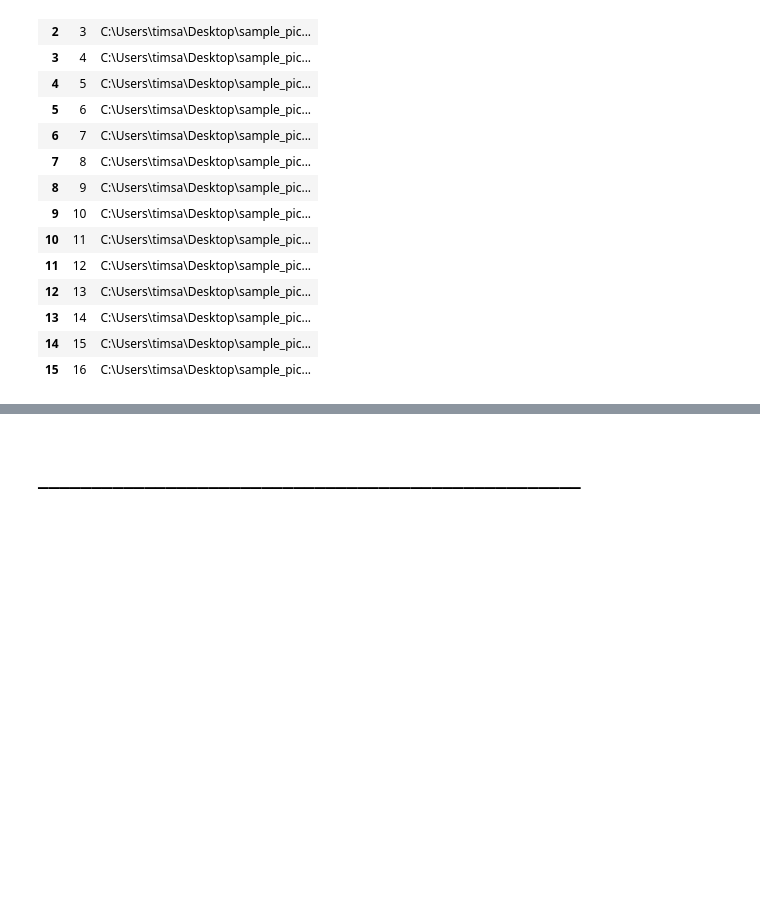
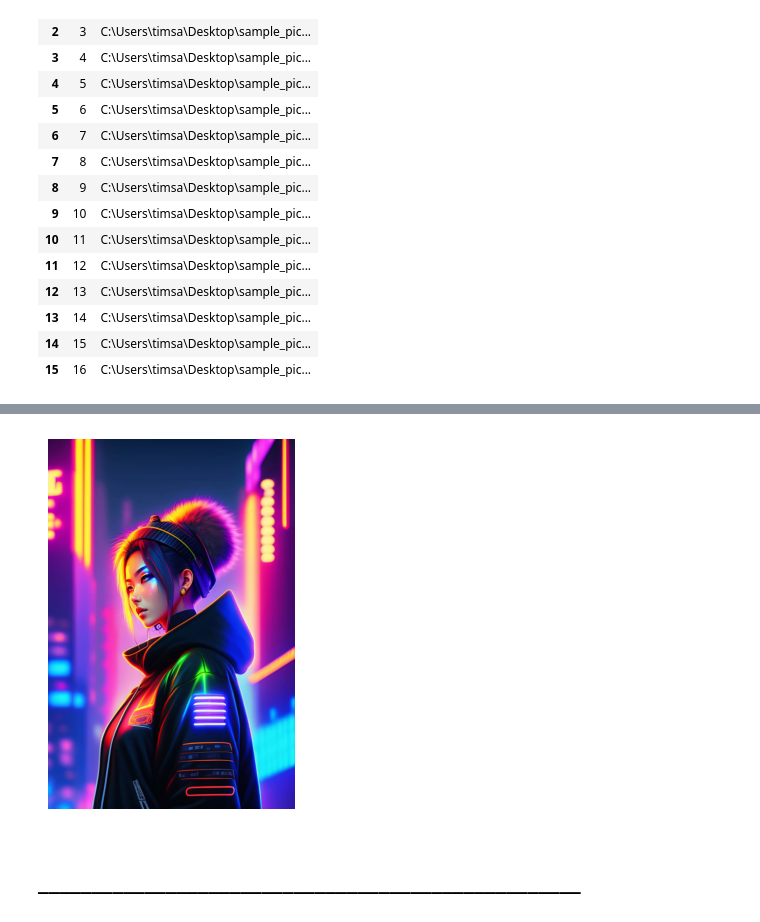
Before and after one commit to tis22/image_recommender, a Jupyter notebook: ImageLoader.ipynb, the cells around one changed output, grey strips where cells are left out. Drawn from its saved outputs; the diff is of its cells as text; code cells hidden in the pictures; blank space fills up the shorter version.

Commit message:
Extract data from new input image

```diff
--- a/ImageLoader.ipynb
+++ b/ImageLoader.ipynb
@@ -367,0 +369,19 @@ def hamming_distance():
+# %%
+resize_size = (224, 224)
+input_images_number = 1
+#max_id = df['ID'].max()
+#print(max_id)
+max_id=99
+# %%
+if input_images_number == 1:
+    input_images = [r"C:\Users\timsa\Desktop\sample_pictures\testing\test_image_1.jpg"]
+else:
+    input_images = [
+        r"C:\Users\timsa\Desktop\sample_pictures\testing\test_image_1.jpg",
+        r"C:\Users\timsa\Desktop\sample_pictures\testing\test_image_2.jpg",
+        r"C:\Users\timsa\Desktop\sample_pictures\testing\test_image_3.jpg",
+        r"C:\Users\timsa\Desktop\sample_pictures\testing\test_image_4.jpg",
+        r"C:\Users\timsa\Desktop\sample_pictures\testing\test_image_5.jpg"
+    ]
+
+#same image is: cheng-feng-psdV2Rl-GvU-unsplash.jpg
@@ -368,2 +397,10 @@ def hamming_distance():
+# %%
+for path in input_images:
+    image = Image.open(path)
+    plt.imshow(image)
+    plt.axis('off')
+    plt.show()
+# %% [output]
+[figure, added]
 # %% [markdown]
 # ___________________________________________________
```
Also changed, not shown: parts of 3 cells of this notebook.
